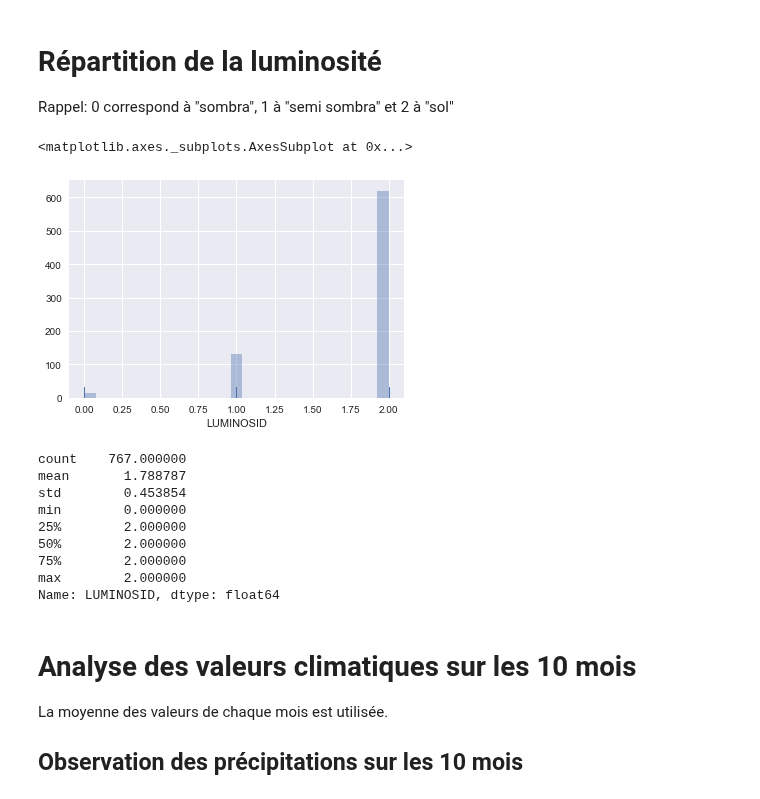
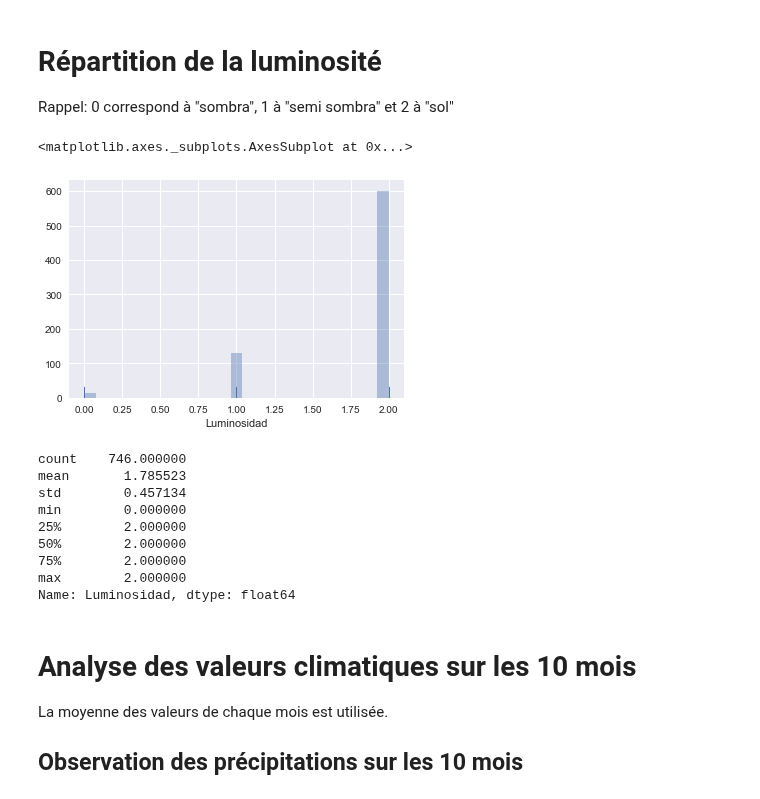
Before and after one commit to ThibaultSchowing/Bachelor_Thesis_2017_Sources, a Jupyter notebook: Notebook/DataAnalysis/1_Climatic and Environement Data Exploration.ipynb, the cells around one changed output. Saved outputs shown, nothing was run; the diff lists cells and outputs as text; code cells hidden in the pictures.

```diff
--- a/Notebook/DataAnalysis/1_Climatic and Environement Data Exploration.ipynb
+++ b/Notebook/DataAnalysis/1_Climatic and Environement Data Exploration.ipynb
@@ -68,22 +68,22 @@ other = ['year','ASNM','LUMINOSID']
 
 Rappel: 0 correspond à "sombra", 1 à "semi sombra" et 2 à "sol"
 # %%
-sns.distplot(df.LUMINOSID,kde=False, rug=True)
+sns.distplot(df.Luminosidad,kde=False, rug=True)
 # %% [output]
 <matplotlib.axes._subplots.AxesSubplot at 0x...>
-[figure, old version]
+[figure, new version]
 # %%
-df.LUMINOSID.describe()
+df.Luminosidad.describe()
 # %% [output]
-count    767.000000
-mean       1.788787
-std        0.453854
+count    746.000000
+mean       1.785523
+std        0.457134
 min        0.000000
 25%        2.000000
 50%        2.000000
 75%        2.000000
 max        2.000000
-Name: LUMINOSID, dtype: float64
+Name: Luminosidad, dtype: float64
 # %% [markdown]
 # Analyse des valeurs climatiques sur les 10 mois
 
```
Also changed, not shown: parts of 9 cells of this notebook, 7 other files.
